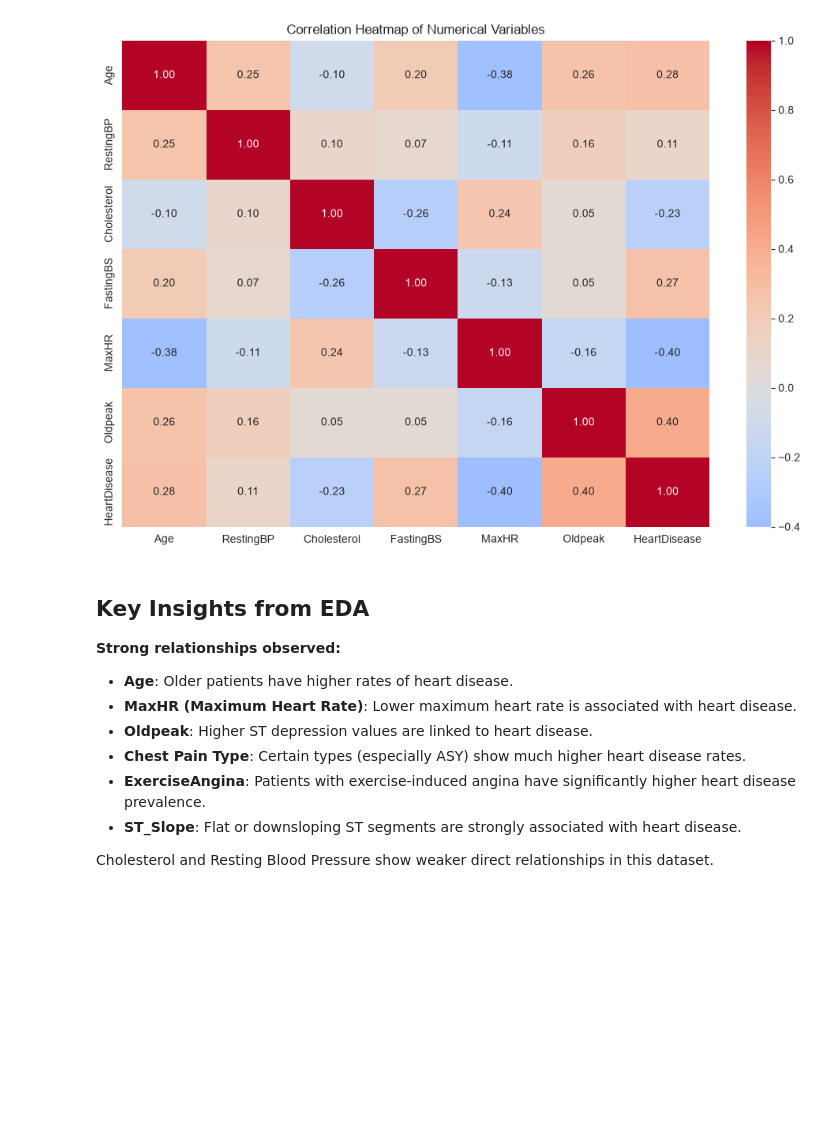
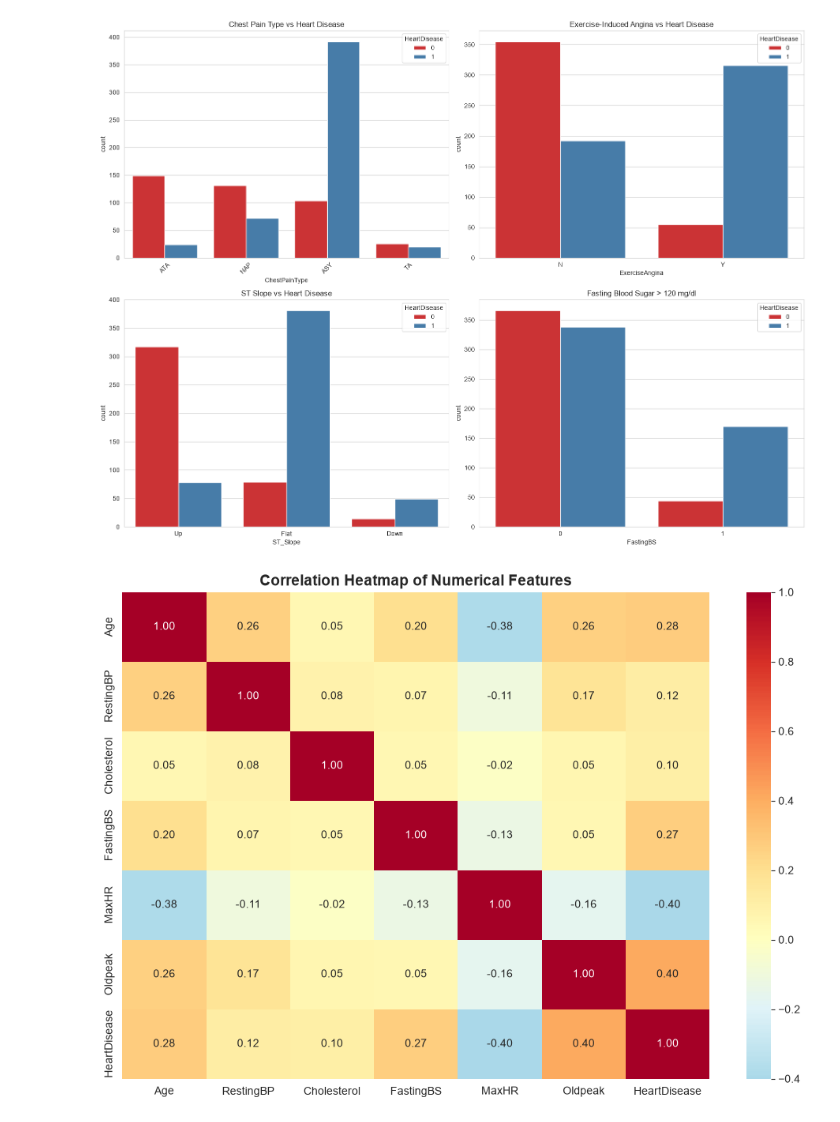
Before and after one commit to senseirandystl/Heart-Disease-Data-Analysis-Project, a Jupyter notebook: Heart Disease Data Analysis.ipynb, the cells around one changed output. Drawn from its saved outputs; the diff is of its cells as text; code cells hidden in the pictures; blank space fills up the shorter version.

```diff
--- a/Heart Disease Data Analysis.ipynb
+++ b/Heart Disease Data Analysis.ipynb
@@ -193,23 +171,29 @@ plt.show()
+# %%
+fig, axes = plt.subplots(2, 2, figsize=(16, 12))
+
+sns.countplot(data=df, x='ChestPainType', hue='HeartDisease', ax=axes[0,0], palette='Set1')
+axes[0,0].set_title('Chest Pain Type vs Heart Disease')
+axes[0,0].tick_params(axis='x', rotation=45)
+
+sns.countplot(data=df, x='ExerciseAngina', hue='HeartDisease', ax=axes[0,1], palette='Set1')
+axes[0,1].set_title('Exercise-Induced Angina vs Heart Disease')
+
+sns.countplot(data=df, x='ST_Slope', hue='HeartDisease', ax=axes[1,0], palette='Set1')
+axes[1,0].set_title('ST Slope vs Heart Disease')
+
+sns.countplot(data=df, x='FastingBS', hue='HeartDisease', ax=axes[1,1], palette='Set1')
+axes[1,1].set_title('Fasting Blood Sugar > 120 mg/dl')
+
+plt.tight_layout()
+plt.show()
+# %% [output]
+[figure, added]
 # %%
-# Select only numeric columns for correlation
 numeric_df = df.select_dtypes(include=[np.number])
 
 plt.figure(figsize=(12, 8))
-corr = numeric_df.corr()
-sns.heatmap(corr, annot=True, cmap='coolwarm', center=0, fmt=".2f")
-plt.title('Correlation Heatmap of Numerical Variables')
+sns.heatmap(numeric_df.corr(), annot=True, cmap='RdYlBu_r', center=0, fmt=".2f")
+plt.title('Correlation Heatmap of Numerical Features', fontsize=14, fontweight='bold')
 plt.show()
 # %% [output]
-[figure, old version]
+[figure, new version]
-# %% [markdown]
-## Key Insights from EDA
-
-**Strong relationships observed:**
-- **Age**: Older patients have higher rates of heart disease.
-- **MaxHR (Maximum Heart Rate)**: Lower maximum heart rate is associated with heart disease.
-- **Oldpeak**: Higher ST depression values are linked to heart disease.
-- **Chest Pain Type**: Certain types (especially ASY) show much higher heart disease rates.
-- **ExerciseAngina**: Patients with exercise-induced angina have significantly higher heart disease prevalence.
-- **ST_Slope**: Flat or downsloping ST segments are strongly associated with heart disease.
-
-Cholesterol and Resting Blood Pressure show weaker direct relationships in this dataset.
```
Also changed, not shown: parts of 16 cells of this notebook.
